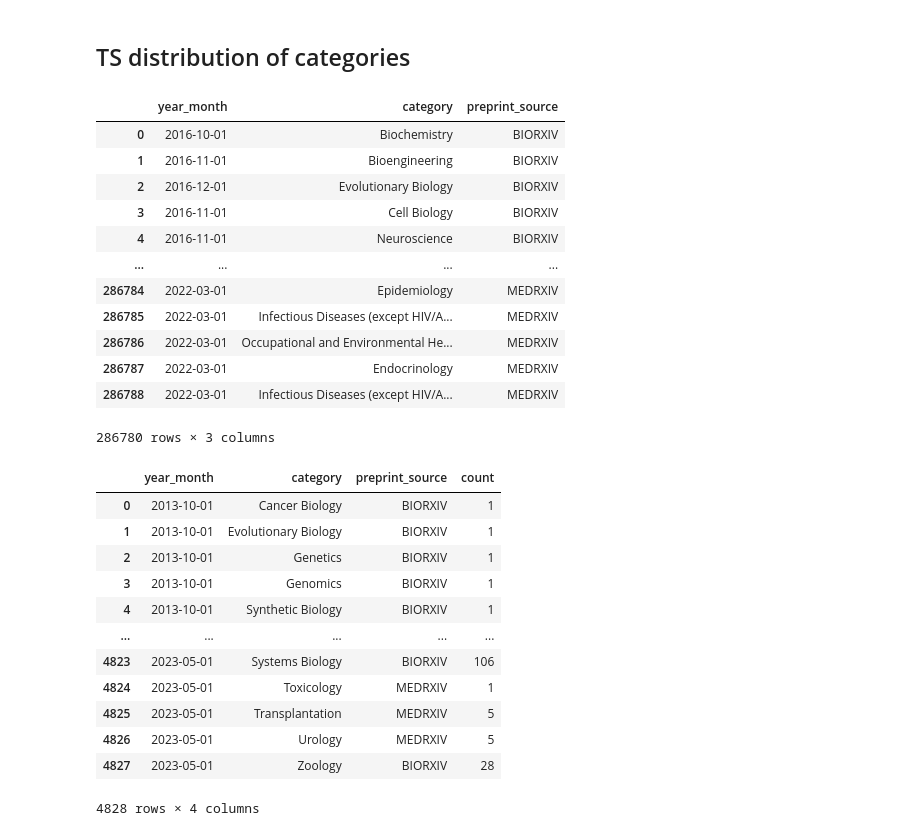
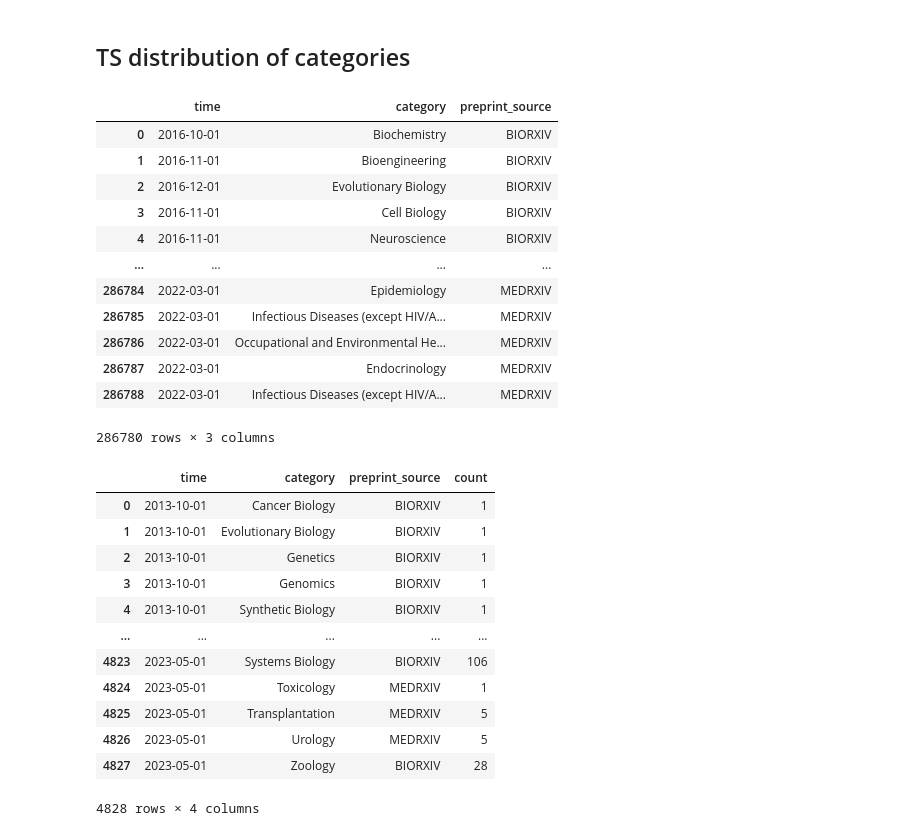
Before and after one commit to MRCIEU/biorxiv-medrxiv-tdm, a Jupyter notebook: analysis/analysis_metadata.ipynb, the cells around one changed output. Drawn from its saved outputs; the diff is of its cells as text; code cells hidden in the pictures.

```diff
--- a/analysis/analysis_metadata.ipynb
+++ b/analysis/analysis_metadata.ipynb
@@ -96,6 +96,12 @@ metadata_results = metadata_results \
         year_month=lambda df: df["year_month"].apply(
             lambda e: ast.literal_eval(e) if not pd.isnull(e) else e
         )
+    ) \
+    .dropna(subset=["year_month"]) \
+    .assign(
+        time=lambda df: df["year_month"].apply(
+            lambda e: "{year}-{month}".format(year=e["year"], month=e["month"])
+        ).pipe(pd.to_datetime)
     )
 metadata_results = metadata_results[
     metadata_results["preprint_source"].isin(["BIORXIV", "MEDRXIV"])
@@ -168,14 +208,11 @@ alt.Chart(df_cat).mark_bar() \
 ## TS distribution of categories
 # %%
 df_ts_cat = metadata_results \
-    [["year_month", "category", "preprint_source"]].dropna() \
-    .assign(year_month=lambda df: df["year_month"].apply(
-        lambda e: "{year}-{month}".format(year=e["year"], month=e["month"])
-    ).pipe(pd.to_datetime))
+    [["time", "category", "preprint_source"]].dropna()
 
 df_ts_cat
 # %% [output]
-|  | year_month | category | preprint_source |
+|  | time | category | preprint_source |
 | 0 | 2016-10-01 | Biochemistry | BIORXIV |
 | 1 | 2016-11-01 | Bioengineering | BIORXIV |
 | 2 | 2016-12-01 | Evolutionary Biology | BIORXIV |
@@ -190,11 +227,11 @@ df_ts_cat
 286780 rows × 3 columns
 # %%
 df_ts_cat_sum = df_ts_cat \
-    .groupby(["year_month", "category", "preprint_source"]).size() \
+    .groupby(["time", "category", "preprint_source"]).size() \
     .rename("count").to_frame().reset_index(drop=False)
 df_ts_cat_sum
 # %% [output]
-|  | year_month | category | preprint_source | count |
+|  | time | category | preprint_source | count |
 | 0 | 2013-10-01 | Cancer Biology | BIORXIV | 1 |
 | 1 | 2013-10-01 | Evolutionary Biology | BIORXIV | 1 |
 | 2 | 2013-10-01 | Genetics | BIORXIV | 1 |
```
Also changed, not shown: parts of 4 cells of this notebook.
